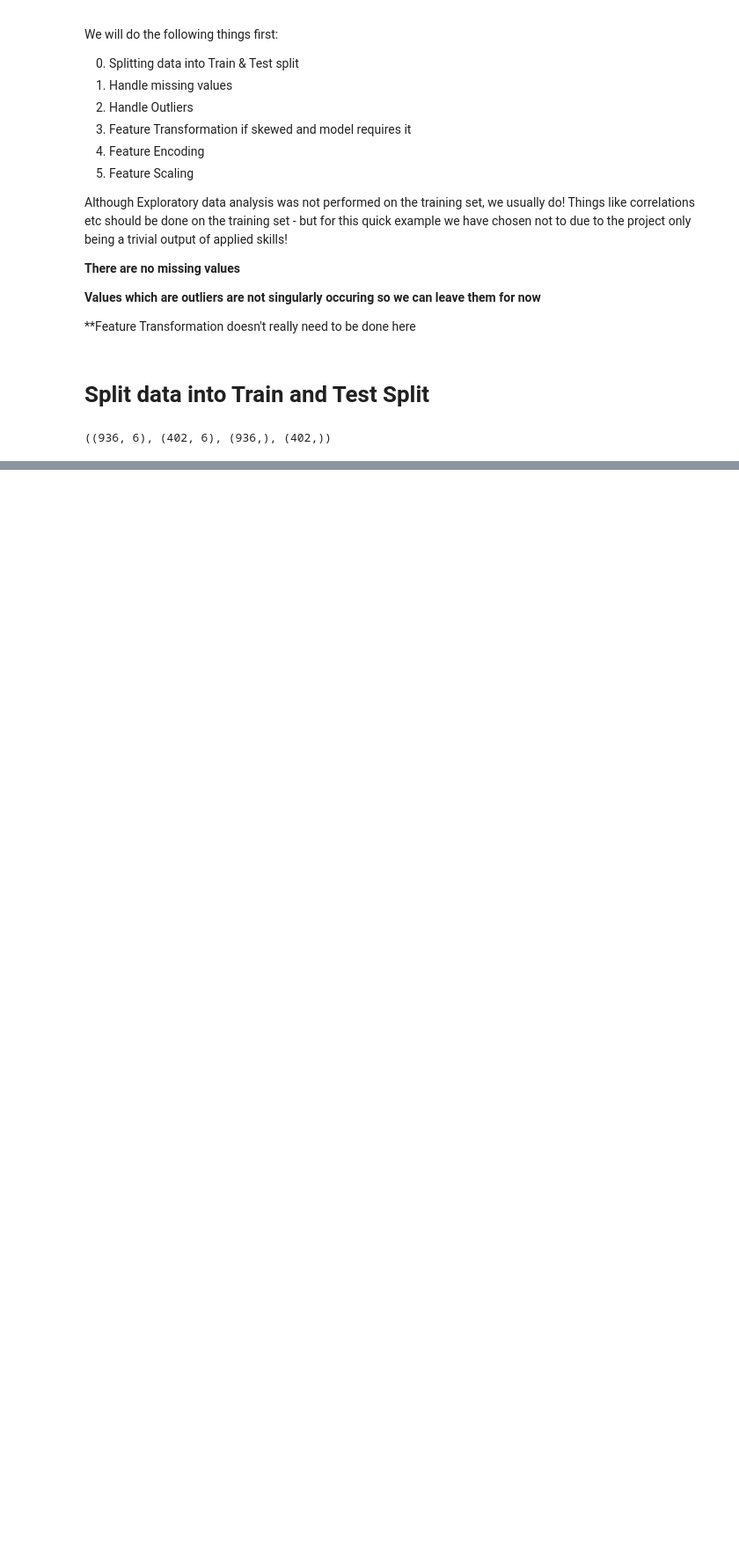
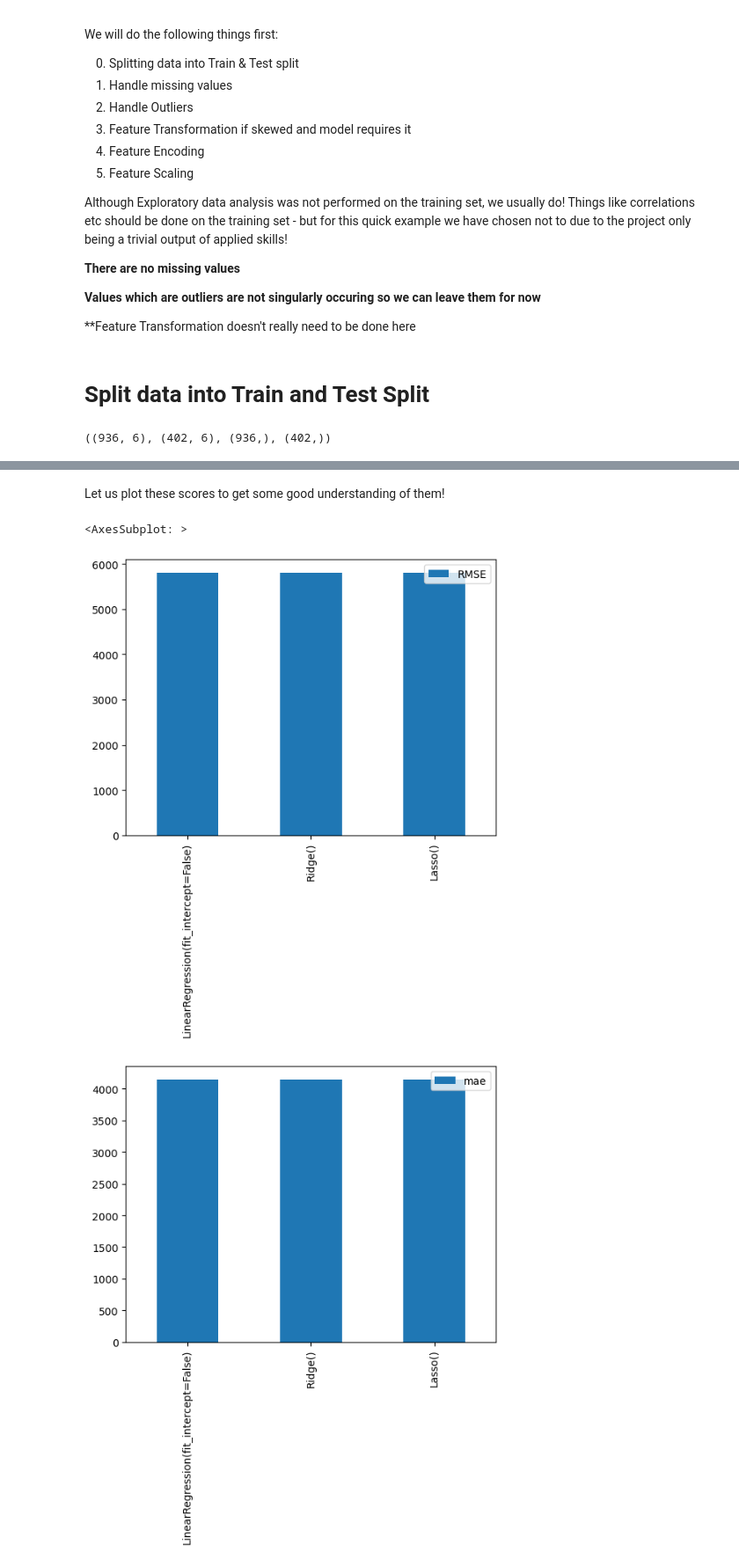
Before and after one commit to AF-datascience/insurance_charges_predictor, a Jupyter notebook: Insurance Predictor Project.ipynb, the cells around one changed output, grey strips where cells are left out. Shown at 88% size. Saved outputs shown, nothing was run; the diff lists cells and outputs as text; code cells hidden in the pictures; blank space fills up the shorter version.

```diff
--- a/Insurance Predictor Project.ipynb
+++ b/Insurance Predictor Project.ipynb
@@ -398,0 +456,5 @@ from sklearn.linear_model import Ridge
+# %%
+models, predictions, scores = create_score_model(training_df=X_train_new,
+                   training_labels=y_train,
+                   test_df = X_test_new,
+                   test_labels = y_test)
@@ -398,0 +485,3 @@ from sklearn.linear_model import Ridge
+# %%
+scores_df= pd.DataFrame.from_dict(scores, orient='index')
+scores_df
@@ -398,0 +493,9 @@ from sklearn.linear_model import Ridge
+# %% [markdown]
+Let us plot these scores to get some good understanding of them!
+# %%
+scores_df[['RMSE']].plot(kind = "bar");
+scores_df[['mae']].plot(kind = "bar")
+# %% [output]
+<AxesSubplot: >
+[figure, added]
+[figure, added]
```
Also changed, not shown: parts of 42 cells of this notebook.
